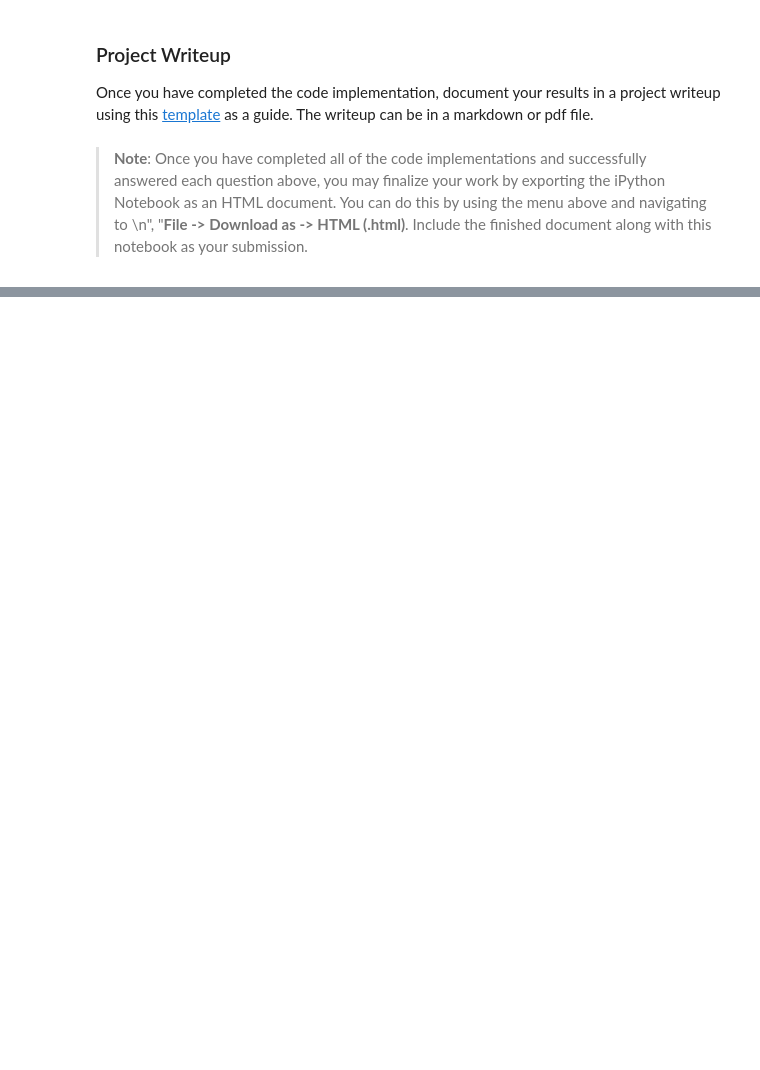
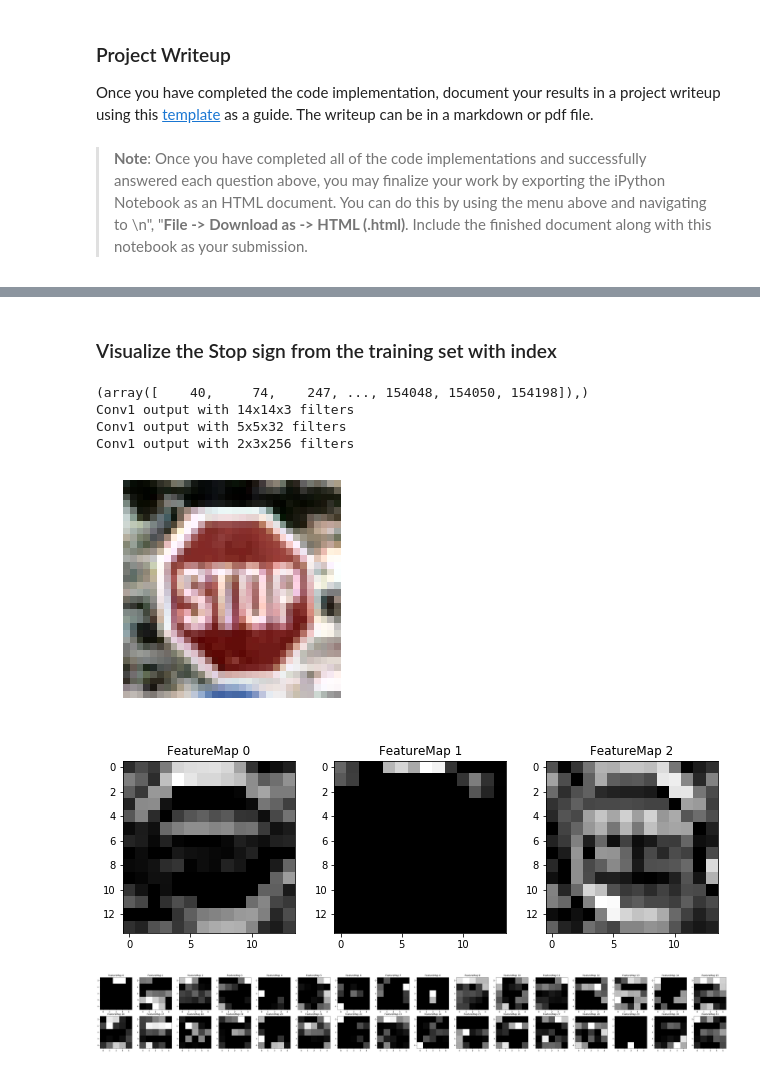
Before and after one commit to rnaidu02/CarND-Traffic-Sign-Classifier-Project, a Jupyter notebook: Traffic_Sign_Classifier.ipynb, the cells around one changed output, grey strips where cells are left out. Drawn from its saved outputs; the diff is of its cells as text; code cells hidden in the pictures; blank space fills up the shorter version.

```diff
--- a/Traffic_Sign_Classifier.ipynb
+++ b/Traffic_Sign_Classifier.ipynb
@@ -1061,0 +1079,32 @@ def outputFeatureMap(image_input, tf_activation, activation_min=-1, activation_m
+# %% [markdown]
+### Visualize the Stop sign from the training set with index
+# %%
+### Visualize the Stop sign from the training set with index
+print (np.where(y_train==14))
+image = X_train[247]
+test_img_data = image.reshape((-1, 32, 32, 3)).astype(np.float32)
+#test_img_data = test_img[9].reshape((-1, 32, 32, 3)).astype(np.float32)
+with tf.Session() as sess:
+    #sess.run(tf.global_variables_initializer())
+    saver.restore(sess, './traffic_signal_lenet')
+
+    # Print the image from training set
+    plt.figure(1, figsize=(10,4))
+    #print(image.shape)
+    plt.imshow(image)
+    plt.axis('off')
+
+    print('Conv1 output with 14x14x3 filters')
+    outputFeatureMap(test_img_data, LeNet.conv1, plt_num=2)
+    print('Conv1 output with 5x5x32 filters')
+    outputFeatureMap(test_img_data, LeNet.conv2, plt_num=3)
+    print('Conv1 output with 2x3x256 filters')
+    outputFeatureMap(test_img_data, LeNet.conv3, plt_num=4)
+# %% [output]
+(array([    40,     74,    247, ..., 154048, 154050, 154198]),)
+Conv1 output with 14x14x3 filters
+Conv1 output with 5x5x32 filters
+Conv1 output with 2x3x256 filters
+[figure, added]
+[figure, added]
+[figure, added]
```
Also changed, not shown: parts of 14 cells of this notebook, 2 other files.
